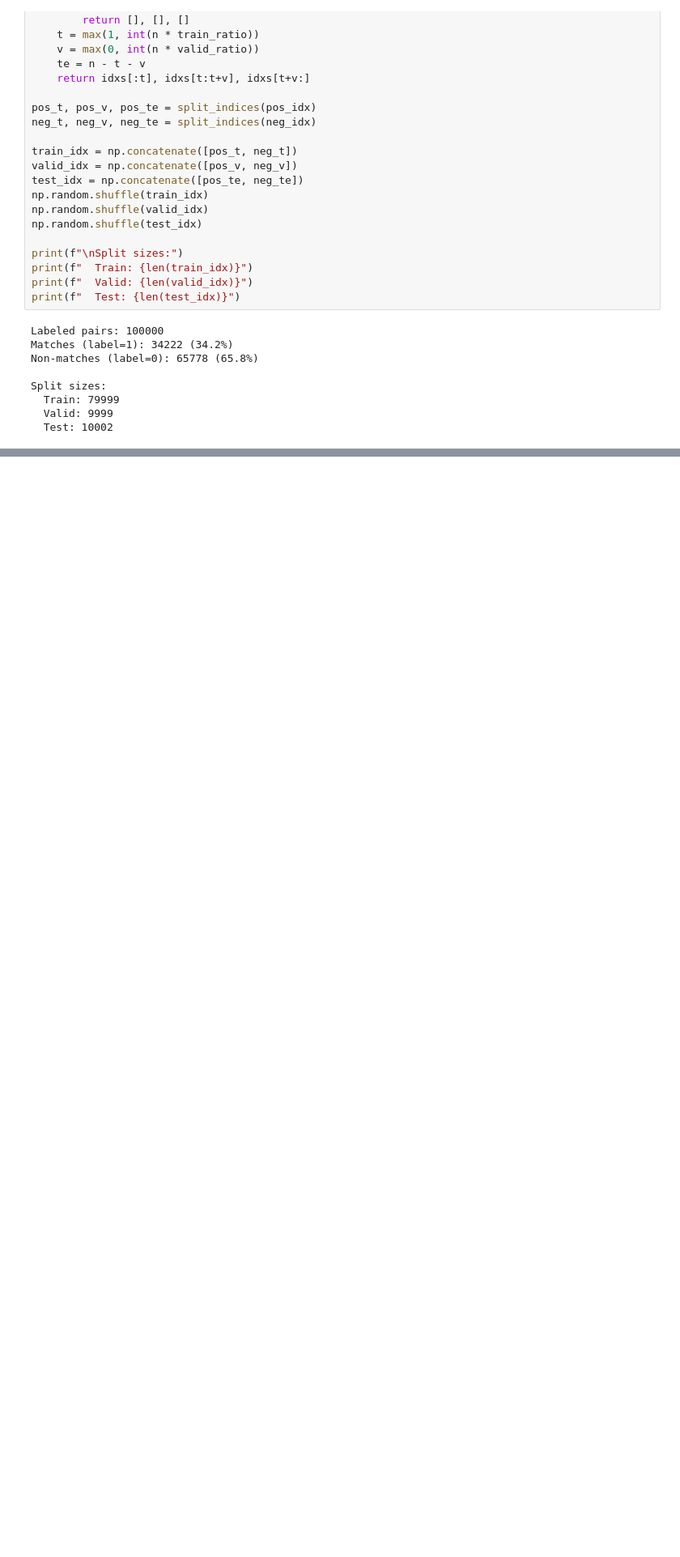
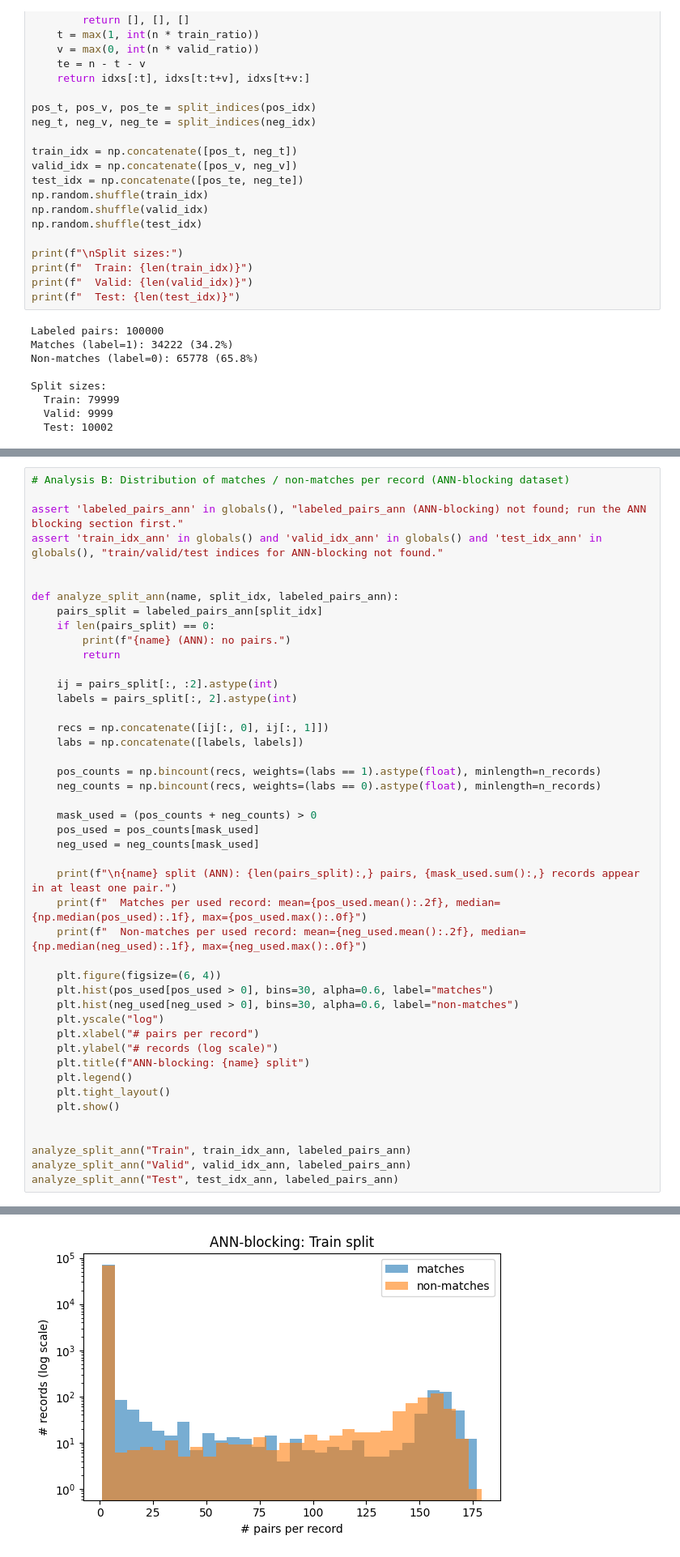
Before and after one commit to himans-iitk/Ditto, a Jupyter notebook: ditto_entity_resolution.ipynb, the cells around one changed output, grey strips where cells are left out. Shown at 81% size. Drawn from its saved outputs; the diff is of its cells as text; blank space fills up the shorter version.

```diff
--- a/ditto_entity_resolution.ipynb
+++ b/ditto_entity_resolution.ipynb
@@ -1043,0 +1677,46 @@ NameError: name 'evaluate_da' is not defined
+# %%
+# Analysis B: Distribution of matches / non-matches per record (ANN-blocking dataset)
+
+assert 'labeled_pairs_ann' in globals(), "labeled_pairs_ann (ANN-blocking) not found; run the ANN blocking section first."
+assert 'train_idx_ann' in globals() and 'valid_idx_ann' in globals() and 'test_idx_ann' in globals(), "train/valid/test indices for ANN-blocking not found."
+
+
+def analyze_split_ann(name, split_idx, labeled_pairs_ann):
+    pairs_split = labeled_pairs_ann[split_idx]
+    if len(pairs_split) == 0:
+        print(f"{name} (ANN): no pairs.")
+        return
+
+    ij = pairs_split[:, :2].astype(int)
+    labels = pairs_split[:, 2].astype(int)
+
+    recs = np.concatenate([ij[:, 0], ij[:, 1]])
+    labs = np.concatenate([labels, labels])
+
+    pos_counts = np.bincount(recs, weights=(labs == 1).astype(float), minlength=n_records)
+    neg_counts = np.bincount(recs, weights=(labs == 0).astype(float), minlength=n_records)
+
+    mask_used = (pos_counts + neg_counts) > 0
+    pos_used = pos_counts[mask_used]
+    neg_used = neg_counts[mask_used]
+
+    print(f"\n{name} split (ANN): {len(pairs_split):,} pairs, {mask_used.sum():,} records appear in at least one pair.")
+    print(f"  Matches per used record: mean={pos_used.mean():.2f}, median={np.median(pos_used):.1f}, max={pos_used.max():.0f}")
+    print(f"  Non-matches per used record: mean={neg_used.mean():.2f}, median={np.median(neg_used):.1f}, max={neg_used.max():.0f}")
+
+    plt.figure(figsize=(6, 4))
+    plt.hist(pos_used[pos_used > 0], bins=30, alpha=0.6, label="matches")
+    plt.hist(neg_used[neg_used > 0], bins=30, alpha=0.6, label="non-matches")
+    plt.yscale("log")
+    plt.xlabel("# pairs per record")
+    plt.ylabel("# records (log scale)")
+    plt.title(f"ANN-blocking: {name} split")
+    plt.legend()
+    plt.tight_layout()
+    plt.show()
+
+
+analyze_split_ann("Train", train_idx_ann, labeled_pairs_ann)
+analyze_split_ann("Valid", valid_idx_ann, labeled_pairs_ann)
+analyze_split_ann("Test", test_idx_ann, labeled_pairs_ann)
+# %% [output]
@@ -1043,0 +1726 @@ NameError: name 'evaluate_da' is not defined
+[figure, added]
```
Also changed, not shown: parts of 35 cells of this notebook.
